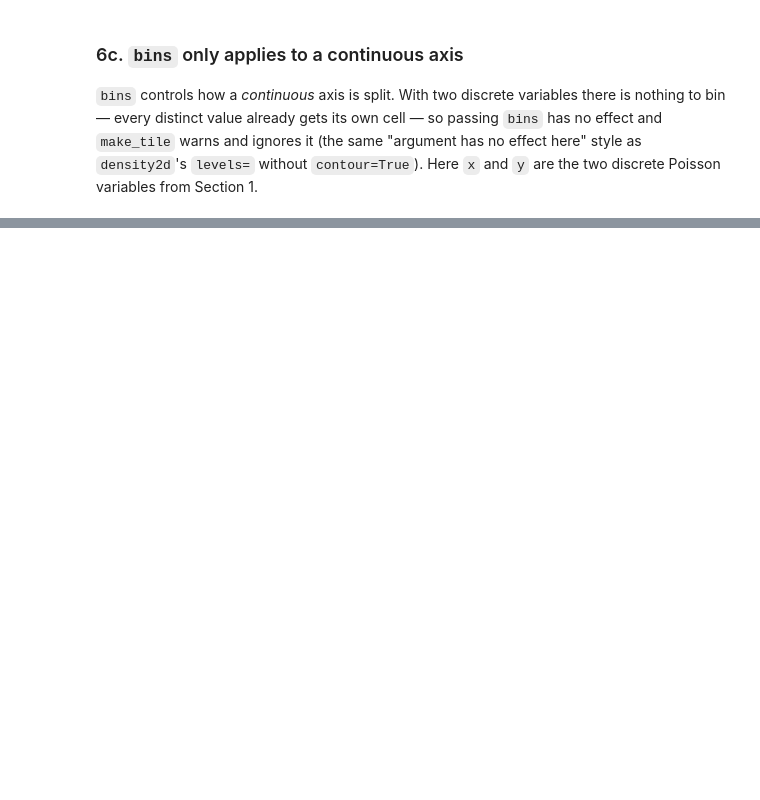
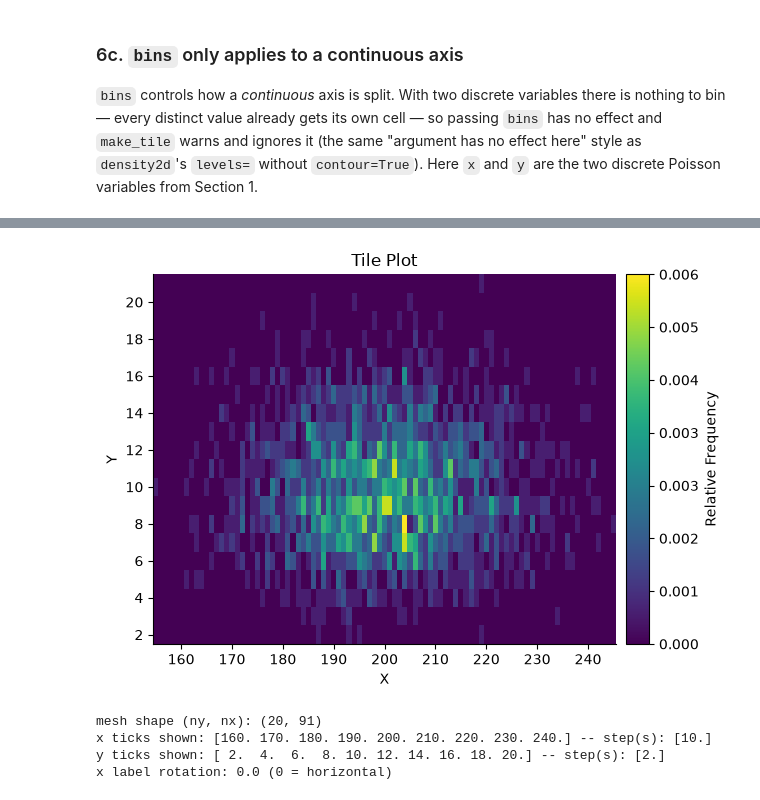
Before and after one commit to calpoly-symbulate/symbulate, a Jupyter notebook: team/new_graphics/new_graphics_demos/tile_demo.ipynb, the cells around one changed output, grey strips where cells are left out. Drawn from its saved outputs; the diff is of its cells as text; code cells hidden in the pictures; blank space fills up the shorter version.

```diff
--- a/team/new_graphics/new_graphics_demos/tile_demo.ipynb
+++ b/team/new_graphics/new_graphics_demos/tile_demo.ipynb
@@ -205,0 +296,16 @@ UserWarning: bins only applies when one axis is continuous (it sets how many equ
+# %%
+ax = plt.gca()
+mesh = make_tile(x_wide, y_wide, ax, discrete_x=True, discrete_y=True)
+plt.show()
+
+x_ticks, y_ticks = visible_ticks(ax, "x"), visible_ticks(ax, "y")
+print("mesh shape (ny, nx):", mesh.get_array().shape)
+print("x ticks shown:", x_ticks, "-- step(s):", np.unique(np.diff(x_ticks)))
+print("y ticks shown:", y_ticks, "-- step(s):", np.unique(np.diff(y_ticks)))
+print("x label rotation:", ax.get_xticklabels()[0].get_rotation(), "(0 = horizontal)")
+# %% [output]
+[figure, added]
+mesh shape (ny, nx): (20, 91)
+x ticks shown: [160. 170. 180. 190. 200. 210. 220. 230. 240.] -- step(s): [10.]
+y ticks shown: [ 2.  4.  6.  8. 10. 12. 14. 16. 18. 20.] -- step(s): [2.]
+x label rotation: 0.0 (0 = horizontal)
```
Also changed, not shown: parts of 20 cells of this notebook, 4 other files.
